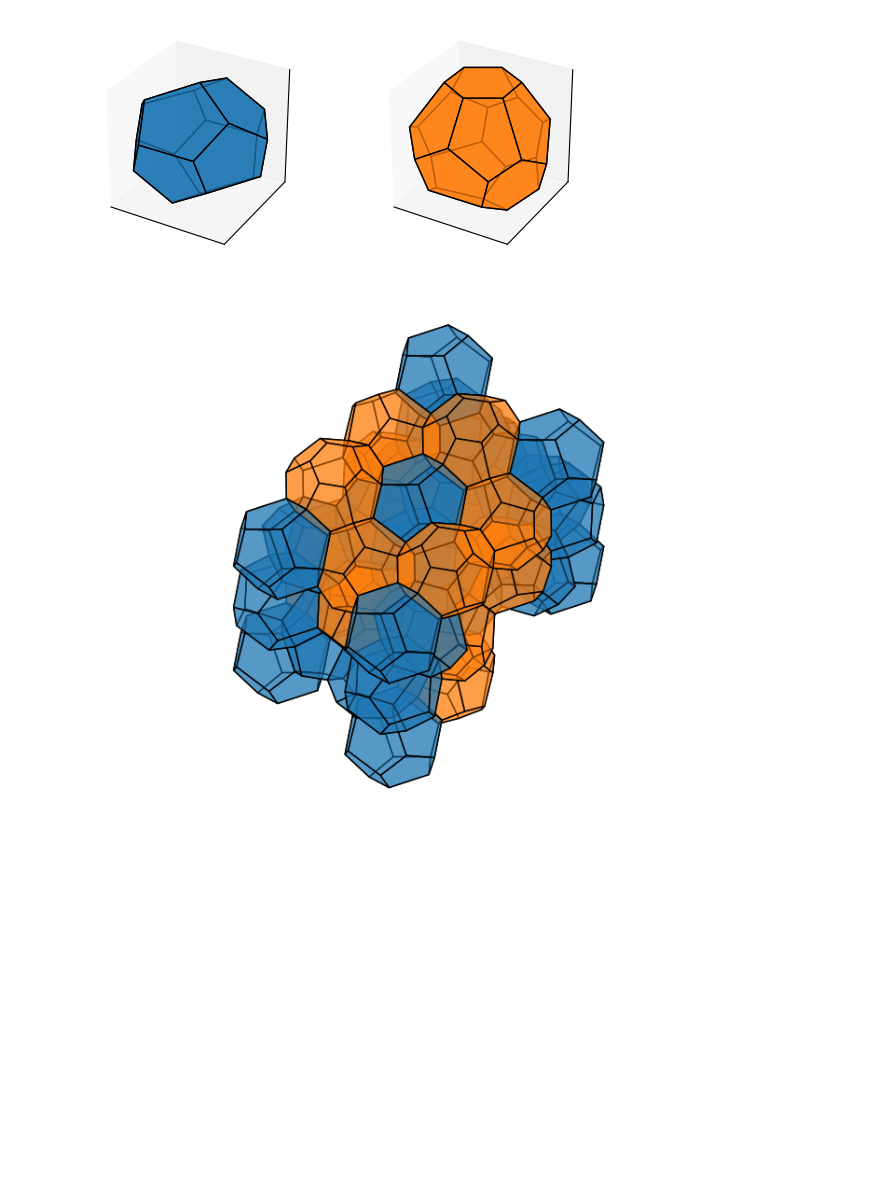
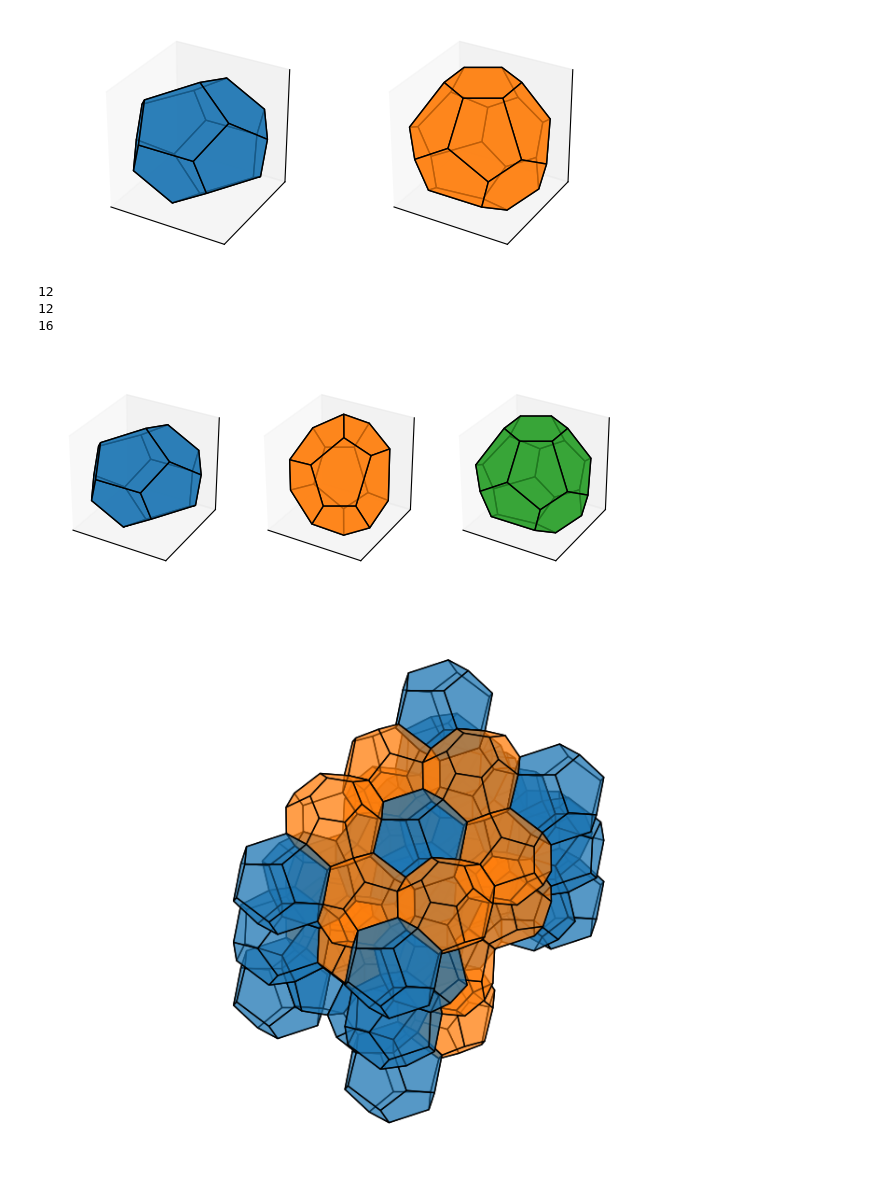
Before and after one commit to ch-tung/QC_scattering, a Jupyter notebook: test_FK-C14_voronoi.ipynb, the cells around one changed output. Cells and saved outputs as stored; diff of their text form; code cells hidden in the pictures; blank space fills up the shorter version.

```diff
--- a/test_FK-C14_voronoi.ipynb
+++ b/test_FK-C14_voronoi.ipynb
@@ -133,6 +133,61 @@ plt.tight_layout()
 plt.show()
 # %% [output]
 [figure]
+# %%
+# Generate a FK C14 primitive unit cell
+bounds = np.array([[0,1],[0,np.sqrt(3)],[0,np.sqrt(8/3)]])*2
+points = C14(2,2,2)
+
+# Call pyvoro.compute_voronoi function to evaluate the Voronoi tessellations
+voro = pyvoro.compute_voronoi(points,bounds,0.7,periodic=[True]*3)
+
+list_origin = [v['original'] for v in voro]
+list_volume = [v['volume'] for v in voro]
+list_volume_round = [np.round(v['volume'],decimals=9) for v in voro]
+list_vertices = [v['vertices'] for v in voro]
+list_adjacency = [v['adjacency'] for v in voro]
+list_faces = [v['faces'] for v in voro]
+list_coords = [len(v['faces']) for v in voro]
+
+fig = plt.figure(figsize=(6,2.5))
+colors = ['C0','C1','C2','C3','C4']
+box_size = 0.3
+
+list_cell = [0,1,4]
+
+for i, i_cell in enumerate(list_cell):
+    ax = fig.add_subplot(1, 3, i+1, projection='3d')
+    ax.set_box_aspect([1,1,1])
+
+    vertices = np.array(list_vertices[i_cell])
+    v_cm = np.mean(vertices,axis=0)
+    vertices = vertices-v_cm
+    faces = list_faces[i_cell]
+    print(len(faces))
+
+    for i_faces, face in enumerate(faces):
+        vertices_face_list = vertices[face['vertices']].tolist()
+        pgs = [list(tuple(x for x in v) for v in vertices_face_list)]
+        collection_v = Poly3DCollection(pgs,
+                                        facecolors=colors[i], linewidths=1, edgecolors='k', alpha=.75)
+
+        ax.add_collection3d(collection_v)
+
+
+    ax.set_xlim(-box_size,box_size)
+    ax.set_ylim(-box_size,box_size)
+    ax.set_zlim(-box_size,box_size)
+    ax.set_xticks([])
+    ax.set_yticks([])
+    ax.set_zticks([])
+
+plt.tight_layout()
+plt.show()
+# %% [output]
+12
+12
+16
+[figure, added]
 # %%
 fig = plt.figure(figsize=(8,6))
 ax = fig.add_subplot(1, 1, 1, projection='3d')
```
